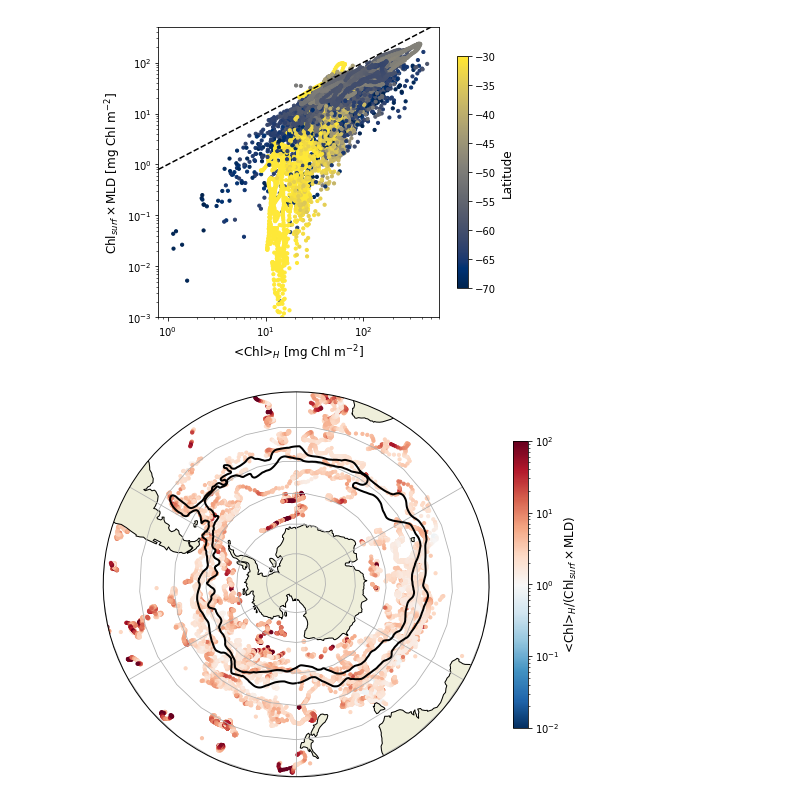
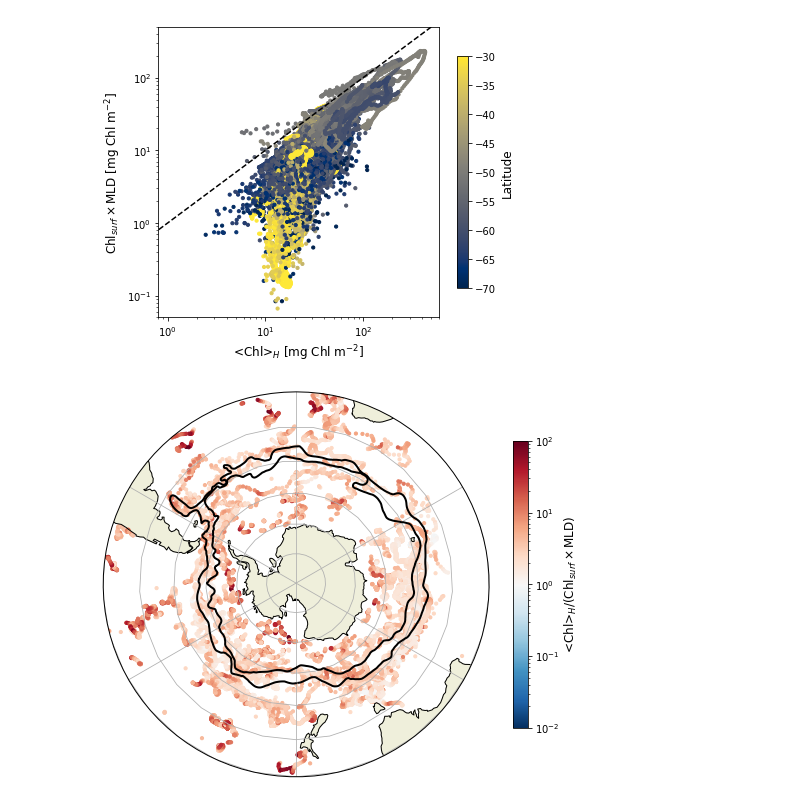
Before and after one commit to roxyboy/SouthernOcean-ARGO, a Jupyter notebook: COMCLIMphasing.ipynb, the cells around one changed output. Saved outputs shown, nothing was run; the diff lists cells and outputs as text; code cells hidden in the pictures.

```diff
--- a/COMCLIMphasing.ipynb
+++ b/COMCLIMphasing.ipynb
@@ -36,26 +36,30 @@ comC = pd.read_csv(op.join(comdir,'SOCCOM_Cs.csv'),
                   infer_datetime_format=True, keep_date_col=True, parse_dates=['time']).drop(columns=['Unnamed: 0'])
 comR = pd.read_csv(op.join(comdir,'SOCCOM_rates.csv'),
                    infer_datetime_format=True, keep_date_col=True, parse_dates=['time']).drop(columns=['Unnamed: 0'])
-limC = pd.read_csv(op.join(limdir,'../Argo_Analysis/SOCLIM_Cs.csv'),
+# limC = pd.read_csv(op.join(limdir,'../Argo_Analysis/SOCLIM_Cs.csv'),
+#                    infer_datetime_format=True, keep_date_col=True, parse_dates=['time']).drop(columns=['Unnamed: 0'])
+# limR = pd.read_csv(op.join(limdir,'../Argo_Analysis/SOCLIM_rates.csv'),
+#                    infer_datetime_format=True, keep_date_col=True, parse_dates=['time']).drop(columns=['Unnamed: 0'])
+limC = pd.read_csv(op.join(comdir,'../../SOCLIM/SOCLIM-sanspEu_Cs.csv'),
                    infer_datetime_format=True, keep_date_col=True, parse_dates=['time']).drop(columns=['Unnamed: 0'])
-limR = pd.read_csv(op.join(limdir,'../Argo_Analysis/SOCLIM_rates.csv'),
+limR = pd.read_csv(op.join(comdir,'../../SOCLIM/SOCLIM-sanspEu_rates.csv'),
                    infer_datetime_format=True, keep_date_col=True, parse_dates=['time']).drop(columns=['Unnamed: 0'])
 # %%
 fig, ax = plt.subplots(figsize=(6,5))
 fig.set_tight_layout(True)
 ax.plot(np.arange(1e3), np.arange(1e3), 'k--')
 im = ax.scatter(comC.ChlH_rolled, comC.ChlsML_rolled, c=comC.Lat, vmin=-70, vmax=-30, s=10, cmap='cividis', rasterized=True)
 ax.scatter(limC.ChlH_rolled, limC.ChlsML_rolled, c=limC.Lat, vmin=-70, vmax=-30, s=10, cmap='cividis', rasterized=True)
 ax.set_xscale('log')
 ax.set_yscale('log')
 ax.set_xlim([.8,6e2])
-ax.set_ylim([.001,5e2])
+ax.set_ylim([.05,5e2])
 ax.set_xlabel(r"<Chl>$_{H}$ [mg Chl m$^{-2}$]", fontsize=12)
 ax.set_ylabel(r"Chl$_{surf}\times$MLD [mg Chl m$^{-2}$]", fontsize=12)
 cbar = fig.colorbar(im, ax=ax, shrink=0.8)
 cbar.set_label('Latitude', fontsize=12)
 # %% [output]
-[figure, old version]
+[figure, new version]
 # %%
 fig = plt.figure(figsize=(7,6))
 fig.set_tight_layout(True)
@@ -80,6 +84,6 @@ ax.scatter(limC.Lon, limC.Lat, c=limC.ChlH_rolled/limC.ChlsML_rolled, vmin=0.01,
 cbar = fig.colorbar(im, ax=ax, shrink=0.7)
 cbar.set_label(r"<Chl>$_{H}$/(Chl$_{surf}\times$MLD)", fontsize=12)
 # %% [output]
-[figure, old version]
+[figure, new version]
 # %%
 subcomC0 = comC.where(comC.time>np.datetime64('2014-06-01')
```
Also changed, not shown: parts of 21 cells of this notebook.
